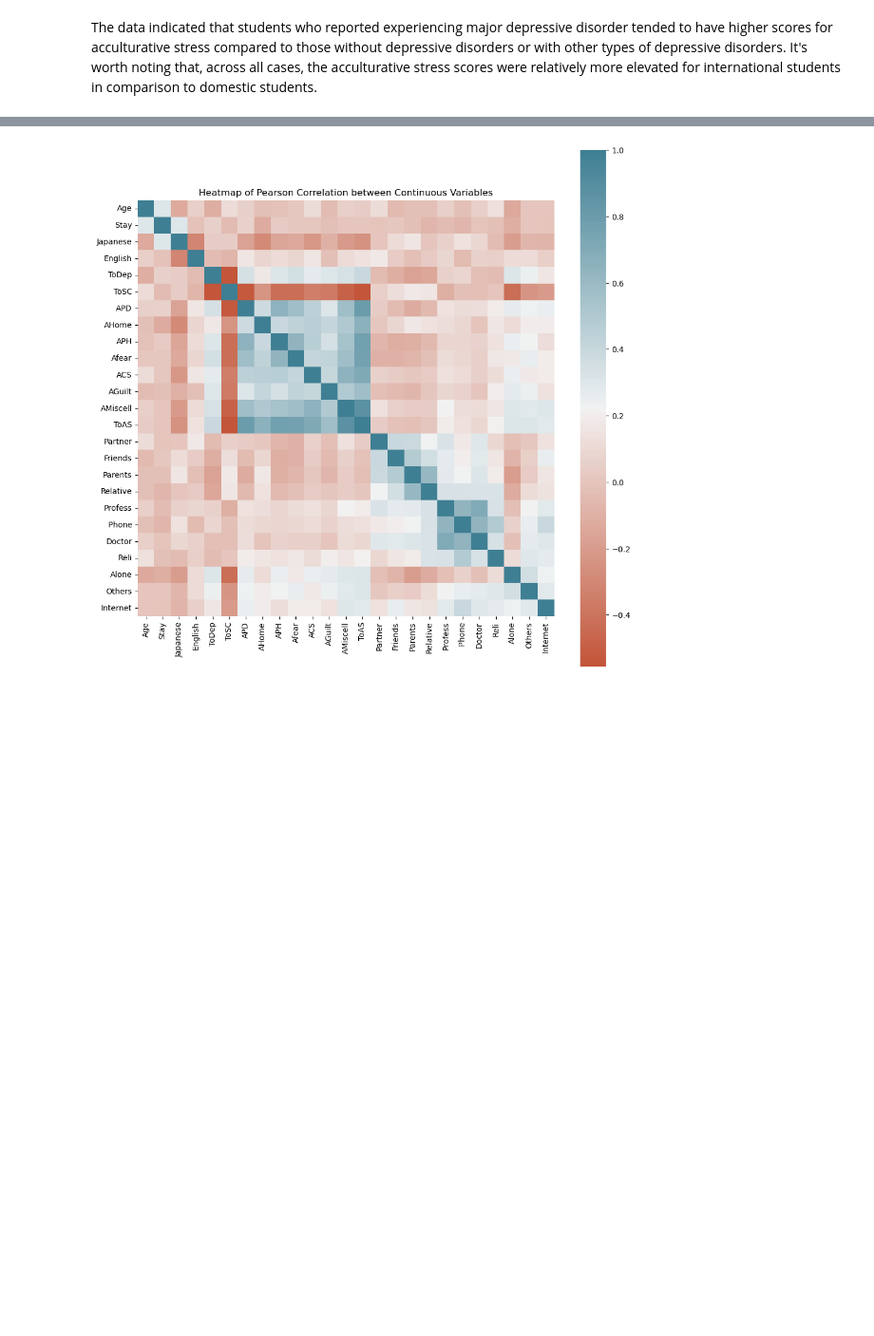
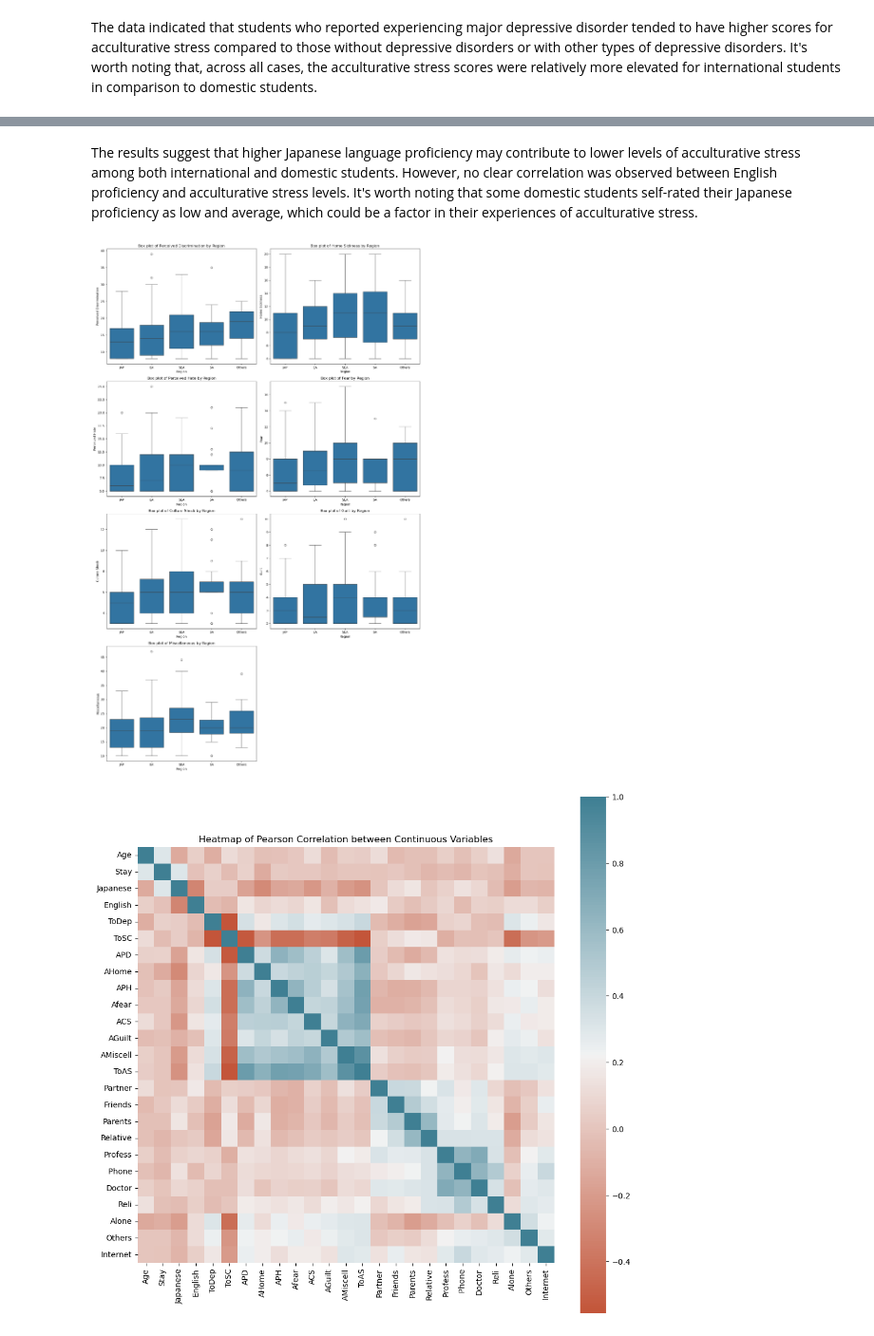
Before and after one commit to littlexflower/student-mental-health, a Jupyter notebook: notebook.ipynb, the cells around one changed output, grey strips where cells are left out. Shown at 95% size. Cells and saved outputs as stored; diff of their text form; code cells hidden in the pictures; blank space fills up the shorter version.

```diff
--- a/notebook.ipynb
+++ b/notebook.ipynb
@@ -223,3 +271,61 @@ The data indicated that students who reported experiencing major depressive diso
+# %% [markdown]
+The results suggest that higher Japanese language proficiency may contribute to lower levels of acculturative stress among both international and domestic students. However, no clear correlation was observed between English proficiency and acculturative stress levels. It's worth noting that some domestic students self-rated their Japanese proficiency as low and average, which could be a factor in their experiences of acculturative stress.
+# %%
+# List of variables contributing to the acculturative stress
+as_variables = ['APD', 'AHome', 'APH', 'Afear', 'ACS', 'AGuilt', 'AMiscell']
+
+# Define the specific order of regions
+region_order = ['JAP', 'EA', 'SEA', 'SA', 'Others']
+
+# Desired names for the variables
+variable_names = {
+    'APD': 'Perceived Discrimination',
+    'AHome': 'Home Sickness',
+    'APH': 'Perceived Hate',
+    'Afear': 'Fear',
+    'ACS': 'Culture Shock',
+    'AGuilt': 'Guilt',
+    'AMiscell': 'Miscellaneous'
+}
+
+# Number of plots per row
+plots_per_row = 2
+
+# Calculate the number of rows needed
+num_rows = (len(as_variables) + plots_per_row - 1) // plots_per_row
+
+# Create subplots
+fig, axs = plt.subplots(num_rows, plots_per_row, figsize=(15, num_rows * 6))
+
+# Flatten the axes array for easier indexing
+axs = axs.flatten()
+
+# Plot each variable in a box plot
+for i, var in enumerate(as_variables):
+    sns.boxplot(
+        data=students,
+        x='Region',
+        y=var,
+        order=region_order,
+        ax=axs[i]
+    )
+
+    # Set the title and labels using the renamed variables
+    axs[i].set_title(f'Box plot of {variable_names[var]} by Region')
+    axs[i].set_xlabel('Region')
+    axs[i].set_ylabel(variable_names[var])
+
+# Remove any empty subplots
+for j in range(i + 1, len(axs)):
+    fig.delaxes(axs[j])
+
+# Adjust layout
+plt.tight_layout()
+
+# Show the plots
+plt.show()
+# %% [output]
+[figure, added]
 # %%
 # List the columns that are continuous variables
 continuous_variables = ['Age', 'Stay', 'Japanese', 'English', 'ToDep', 'ToSC', 'APD', 'AHome', 'APH', 'Afear', 'ACS', 'AGuilt', 'AMiscell', 'ToAS', 'Partner', 'Friends', 'Parents', 'Relative', 'Profess', ' Phone', 'Doctor', 'Reli', 'Alone', 'Others', 'Internet']
```
Also changed, not shown: parts of 2 cells of this notebook.
